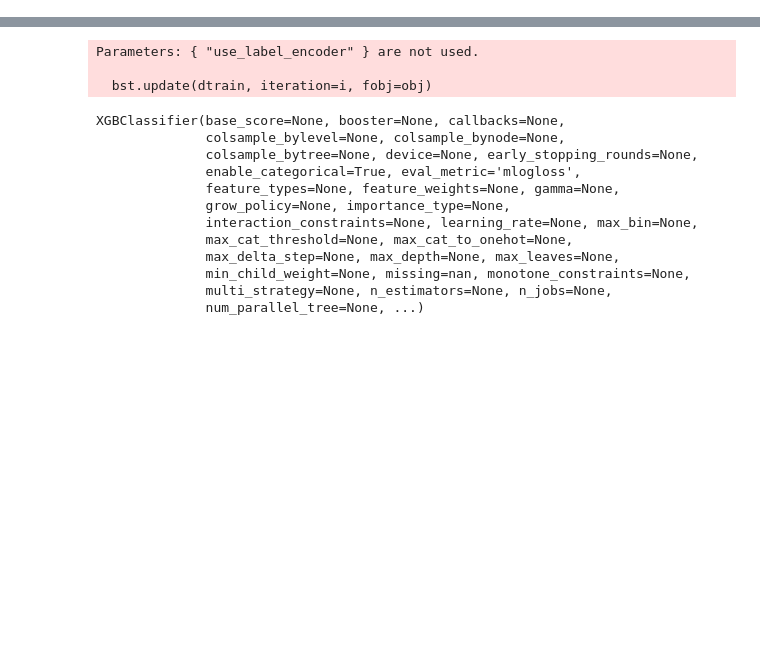
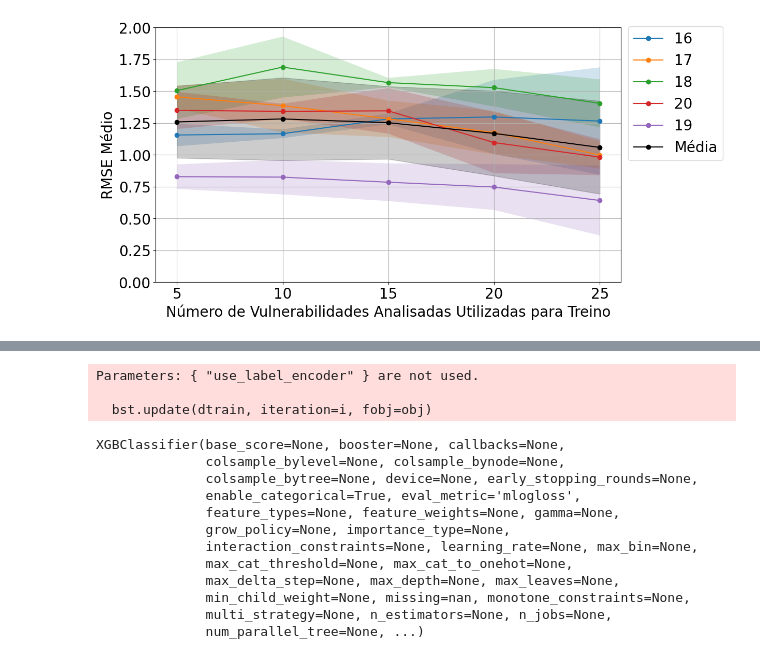
Before and after one commit to TopologyMapping/network-security, a Jupyter notebook: vulnrank/model_handling_dojo.ipynb, the cells around one changed output, grey strips where cells are left out. Saved outputs shown, nothing was run; the diff lists cells and outputs as text; code cells hidden in the pictures; blank space fills up the shorter version.

Commit message:
feat: evaluate model on HdB experiment (#61)
* graphs will be used in the reports

```diff
--- a/vulnrank/model_handling_dojo.ipynb
+++ b/vulnrank/model_handling_dojo.ipynb
@@ -165,6 +6,0 @@ df_features
-# %%
-df_features = merge_features(df_features, cve_dataset)
-df = merge_tables(df_features, df_votes)
-# %%
-for i in df['description']:
-    print(i)
@@ -188,0 +122,10 @@ f5071f6e677723024bf36738ec2156a956c84743 a263a691e072e45b77e4f22abf091c111904077
+# %%
+# output_data is at pugna:~cunha/git/network-security/vulnrank/data
+DATADIR = pathlib.Path("data")
+# metadata is at pugna:~cunha/git/network-security/vulnrank/data/cve-metadata/
+CVE2META_PICKLE_FP = DATADIR / pathlib.Path("cve-metadata/cve2meta.pkl.gz")
+GRAPHS_OUTDIR = pathlib.Path("report_graphs")
+# %%
+ds = DataStore()
+ds.load(metadata_fp=CVE2META_PICKLE_FP)
+# cve2meta = ds.get_data()
@@ -188,0 +234,82 @@ f5071f6e677723024bf36738ec2156a956c84743 a263a691e072e45b77e4f22abf091c111904077
+# %%
+def rmseLineGraphic(
+    split2user2rmse: dict,
+    users: Optional[list] = None,
+    absolute=False,
+    plot_average=False,
+):
+    logging.getLogger('matplotlib').setLevel(logging.WARNING)
+    plt.figure(figsize=(12, 6))
+
+    if users is None:
+        users = list(next(iter(split2user2rmse.values())).keys())
+
+    ytop = 0
+
+    splits = list(split2user2rmse.keys())
+    user2rmselist = defaultdict(list)
+    for split, user2rmse in split2user2rmse.items():
+        for user in users:
+            user2rmselist[user].append(user2rmse[user])
+
+    for user in users:
+        rmselist = user2rmselist[user]
+        values = list(np.mean(rmse) for rmse in rmselist)
+        stddevs = list(np.std(rmse) for rmse in rmselist)
+        ytop = max(max(values), ytop)
+
+        plt.plot(splits, values, marker='o', label=str(user))
+        plt.fill_between(
+            splits,
+            np.array(values) - np.array(stddevs),
+            np.array(values) + np.array(stddevs),
+            alpha=0.2,
+        )
+
+    if plot_average:
+        rmselist_global = [list() for _ in range(len(splits))]
+        for _user, rmselist in user2rmselist.items():
+            print(_user)
+            for i, rmse in enumerate(rmselist):
+                print(i, rmse)
+                rmselist_global[i].extend(rmse)
+
+        print(rmselist_global)
+
+        values = list(np.mean(rmse) for rmse in rmselist_global)
+        stddevs = list(np.std(rmse) for rmse in rmselist_global)
+        ytop = max(max(values), ytop)
+
+        plt.plot(splits, values, marker='o', label="Média", color='black')
+        plt.fill_between(
+            splits,
+            np.array(values) - np.array(stddevs),
+            np.array(values) + np.array(stddevs),
+            alpha=0.2,
+            color='black',
+        )
+
+    if not absolute:
+        x_ticks = ["10/90", "20/80", "30/70", "40/60", "50/50", "60/40", "70/30", "80/20", "90/10"]
+        x_label = "% da Base Utilizada para Treino"
+        output_name = 'rmse_relative'
+    else:
+        x_ticks = [str(s) for s in splits]
+        x_label = "Número de Vulnerabilidades Analisadas Utilizadas para Treino"
+        output_name = 'rmse_absolute'
+
+    plt.xticks(splits, x_ticks, fontsize=20)
+    plt.xlabel(x_label, fontsize=20)
+    plt.ylabel("RMSE Médio", fontsize=20)
+    plt.ylim(bottom=0, top=math.ceil(ytop))
+    plt.tight_layout()
+    plt.legend(fontsize=20, bbox_to_anchor=(1, 1.034))
+    plt.grid(True)
+    plt.tight_layout()
+    plt.tick_params(axis="both", which="major", labelsize=20)
+    output = os.path.join('model_graphics/', f'{output_name}.pdf')
+    plt.savefig(output, format='pdf')
+
+rmseLineGraphic(split2user2rmses, absolute=True, plot_average=True)
+# rmseLineGraphic(average_rmse_dict_percent, users, splits_percent, False)
+# %% [output]
@@ -188,0 +333 @@ f5071f6e677723024bf36738ec2156a956c84743 a263a691e072e45b77e4f22abf091c111904077
+[figure, added]
```
Also changed, not shown: parts of 37 cells of this notebook, 9 other files.
